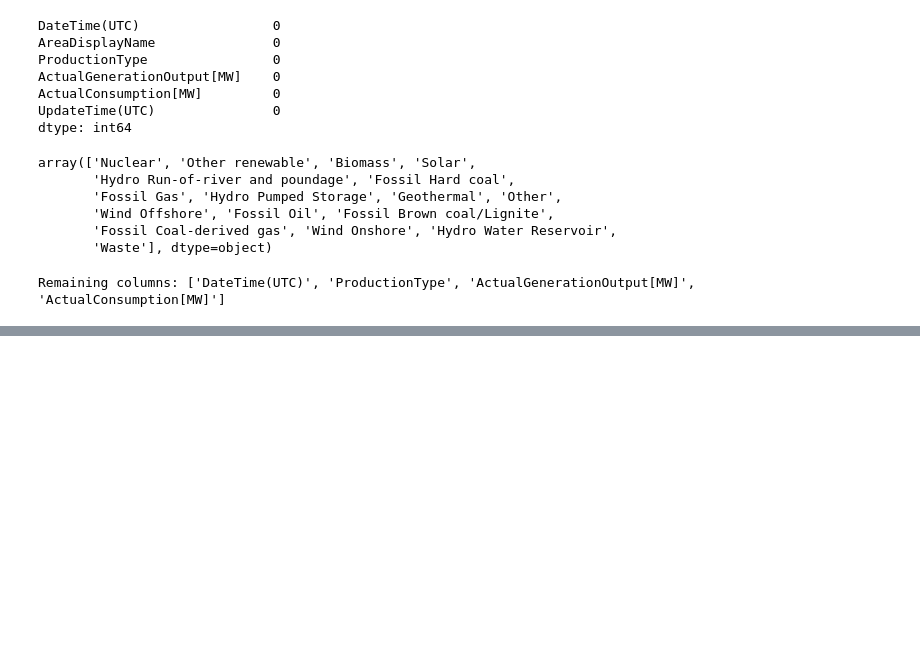
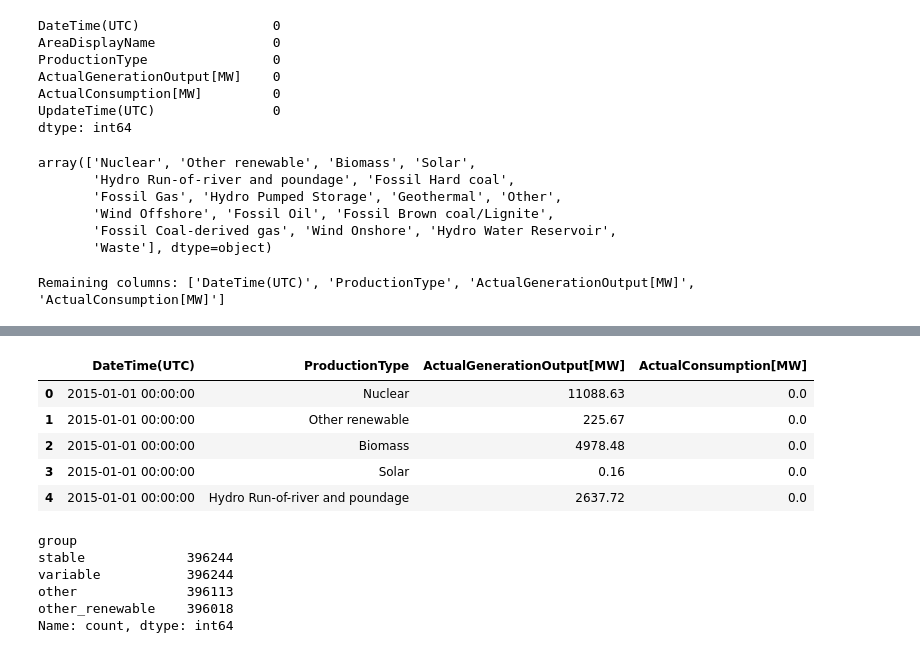
Before and after one commit to xucenying/grid-intelligence, a Jupyter notebook: notebooks/kim/clean_generation_data.ipynb, the cells around one changed output, grey strips where cells are left out. Cells and saved outputs as stored; diff of their text form; code cells hidden in the pictures; blank space fills up the shorter version.

```diff
--- a/notebooks/kim/clean_generation_data.ipynb
+++ b/notebooks/kim/clean_generation_data.ipynb
@@ -181,0 +212,9 @@ df_agg.to_csv(file_path, index=False)
+# %%
+df.head()
+# %% [output]
+|  | DateTime(UTC) | ProductionType | ActualGenerationOutput[MW] | ActualConsumption[MW] |
+| 0 | 2015-01-01 00:00:00 | Nuclear | 11088.63 | 0.0 |
+| 1 | 2015-01-01 00:00:00 | Other renewable | 225.67 | 0.0 |
+| 2 | 2015-01-01 00:00:00 | Biomass | 4978.48 | 0.0 |
+| 3 | 2015-01-01 00:00:00 | Solar | 0.16 | 0.0 |
+| 4 | 2015-01-01 00:00:00 | Hydro Run-of-river and poundage | 2637.72 | 0.0 |
@@ -181,0 +272,9 @@ df_agg.to_csv(file_path, index=False)
+# %%
+df['group'].value_counts()
+# %% [output]
+group
+stable             396244
+variable           396244
+other              396113
+other_renewable    396018
+Name: count, dtype: int64
```
Also changed, not shown: parts of 7 cells of this notebook.
